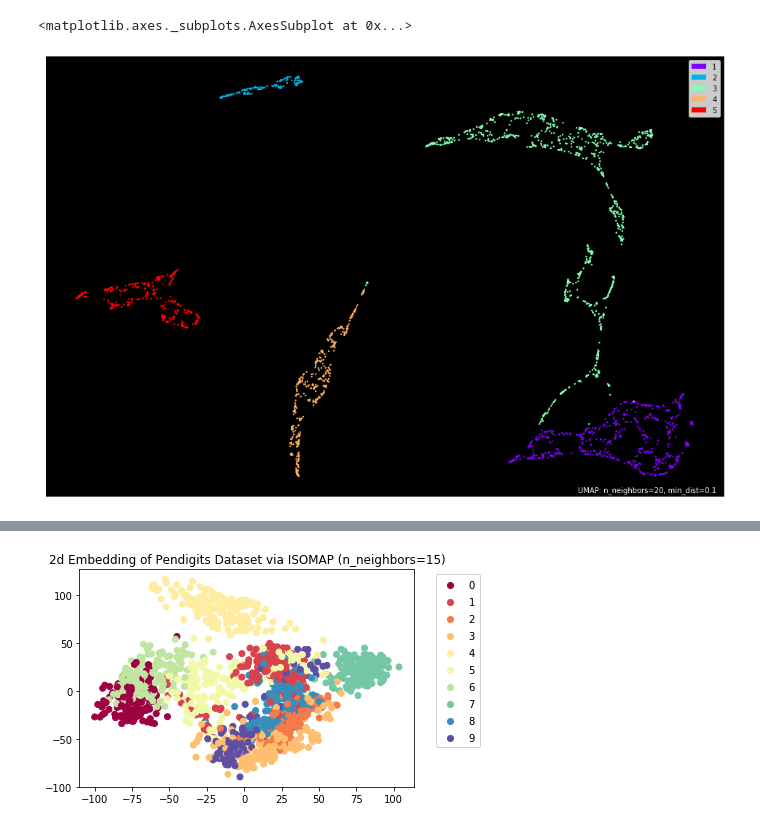
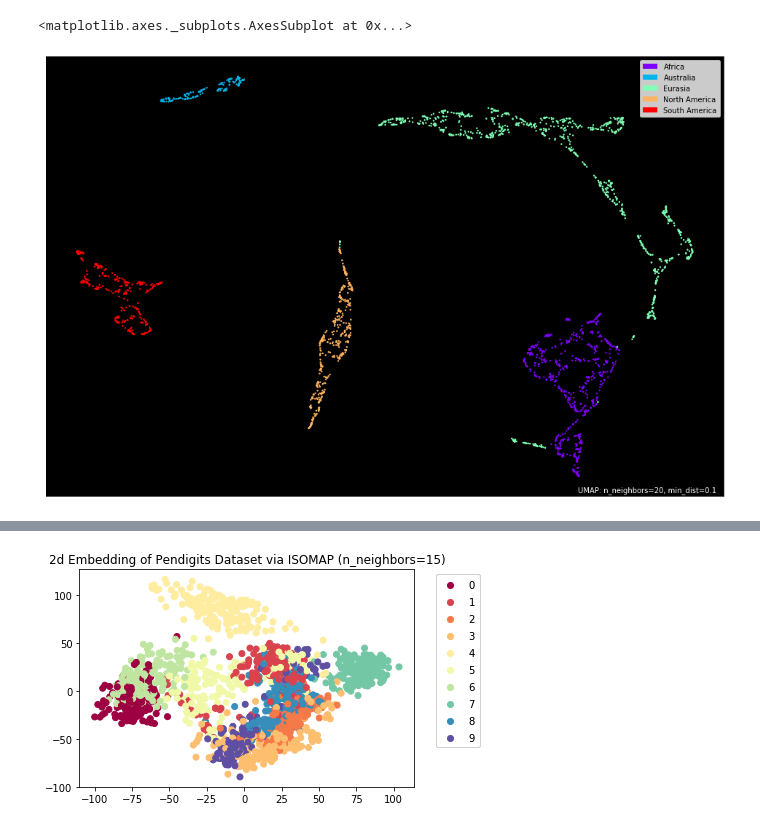
Before and after one commit to muskuloes/seminar_manil, a Jupyter notebook: UMAP.ipynb, the cells around one changed output, grey strips where cells are left out. Drawn from its saved outputs; the diff is of its cells as text; code cells hidden in the pictures.

```diff
--- a/UMAP.ipynb
+++ b/UMAP.ipynb
@@ -9,6 +15,0 @@ from sklearn.manifold import TSNE, Isomap
-# %%
-data = pd.read_csv("world_data/rawdata_world_3d.csv")
-print(f"data shape: {data.shape}")
-y = data["y"]
-
-data.drop(["y"], axis=1, inplace=True)
@@ -36,0 +16,16 @@ def draw_umap(n_neighbors=15, min_dist=0.1, n_components=2, metric='euclidean',
+# %%
+data_world = pd.read_csv("world_data/rawdata_world_3d.csv")
+data_swiss_roll = pd.read_csv("swiss_roll_data/rawdata_swiss_roll.csv")
+data_circle = pd.read_csv("circle_data/rawdata_circle.csv")
+
+print(f"world data shape: {data_world.shape}")
+print(f"swiss roll data shape: {data_swiss_roll.shape}")
+print(f"circle data shape: {data_circle.shape}")
+
+y_world = data_world["y"]
+y_swiss_roll = data_swiss_roll["y"]
+y_circle = data_circle["y"]
+
+data_world.drop(["y"], axis=1, inplace=True)
+data_swiss_roll.drop(["y"], axis=1, inplace=True)
+data_circle.drop(["y"], axis=1, inplace=True)
@@ -67,9 +162,20 @@ for m in ("euclidean", "manhattan", "mahalanobis", "cosine"):
 # %%
-reducer = umap.UMAP(n_neighbors=20, n_components=2)
-mapper = reducer.fit(data)
+mapper_world = run_umap(data=data_world, n_neighbors=20)
 # %%
-umap.plot.points(mapper, labels=y, theme='fire', width=1200, height=800)
+y_world = y_world.map({
+    1: 'Africa',
+    2: 'Australia',
+    3: 'Eurasia',
+    4: 'North America',
+    5: 'South America'
+})
+
+umap.plot.points(mapper_world,
+                 labels=y_world,
+                 theme='fire',
+                 width=1200,
+                 height=800)
 # %% [output]
 <matplotlib.axes._subplots.AxesSubplot at 0x...>
-[figure, old version]
+[figure, new version]
 # %%
```
Also changed, not shown: parts of 33 cells of this notebook, 2 other files.
